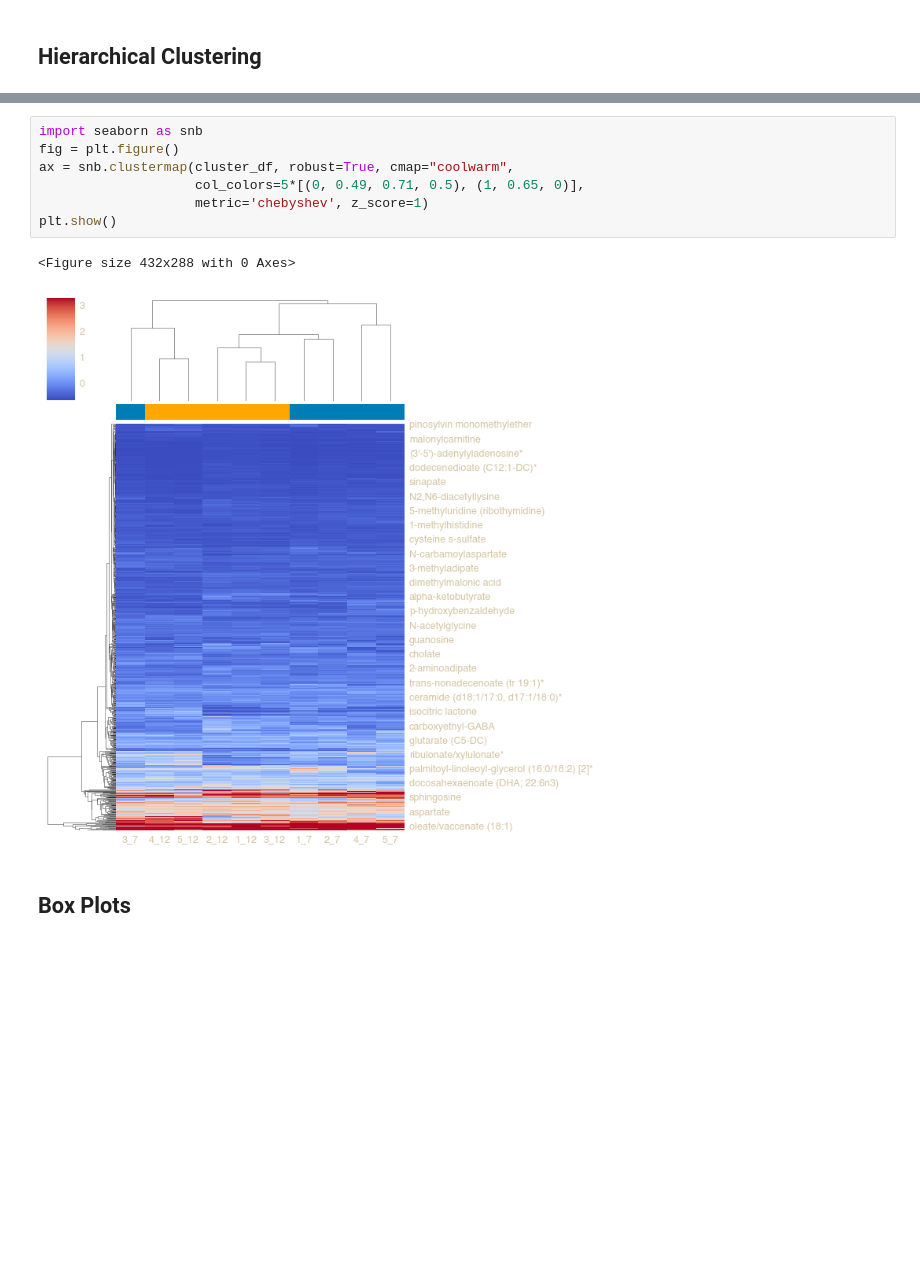
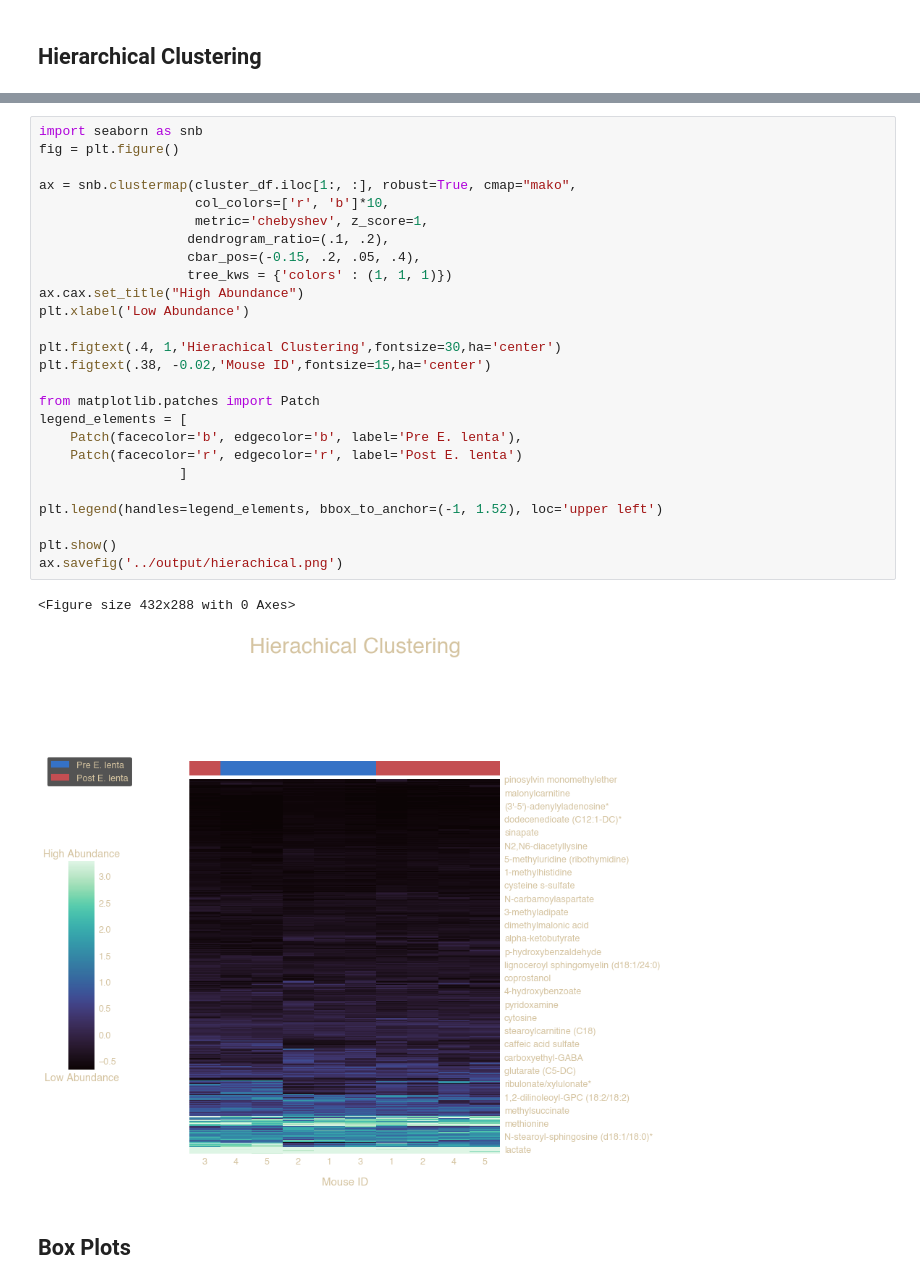
Before and after one commit to danielchang2002/FecalMetabolomics, a Jupyter notebook: notebooks/DataVisualization.ipynb, the cells around one changed output, grey strips where cells are left out. Drawn from its saved outputs; the diff is of its cells as text; blank space fills up the shorter version.

```diff
--- a/notebooks/DataVisualization.ipynb
+++ b/notebooks/DataVisualization.ipynb
@@ -145,13 +136,32 @@ fig = plt.figure()
-# %%
-import seaborn as snb
-fig = plt.figure()
-ax = snb.clustermap(cluster_df, robust=True, cmap="coolwarm",
-                    col_colors=5*[(0, 0.49, 0.71, 0.5), (1, 0.65, 0)],
-                    metric='chebyshev', z_score=1)
-plt.show()
-# %% [output]
-<Figure size 432x288 with 0 Axes>
-[figure, removed]
+# %%
+import seaborn as snb
+fig = plt.figure()
+
+ax = snb.clustermap(cluster_df.iloc[1:, :], robust=True, cmap="mako",
+                    col_colors=['r', 'b']*10,
+                    metric='chebyshev', z_score=1,
+                   dendrogram_ratio=(.1, .2),
+                   cbar_pos=(-0.15, .2, .05, .4),
+                   tree_kws = {'colors' : (1, 1, 1)})
+ax.cax.set_title("High Abundance")
+plt.xlabel('Low Abundance')
+
+plt.figtext(.4, 1,'Hierachical Clustering',fontsize=30,ha='center')
+plt.figtext(.38, -0.02,'Mouse ID',fontsize=15,ha='center')
+
+from matplotlib.patches import Patch
+legend_elements = [
+    Patch(facecolor='b', edgecolor='b', label='Pre E. lenta'),
+    Patch(facecolor='r', edgecolor='r', label='Post E. lenta')
+                  ]
+
+plt.legend(handles=legend_elements, bbox_to_anchor=(-1, 1.52), loc='upper left')
+
+plt.show()
+ax.savefig('../output/hierachical.png')
+# %% [output]
+<Figure size 432x288 with 0 Axes>
+[figure, added]
 # %% [markdown]
 ## Box Plots
 # %%
```
Also changed, not shown: parts of 3 cells of this notebook.
